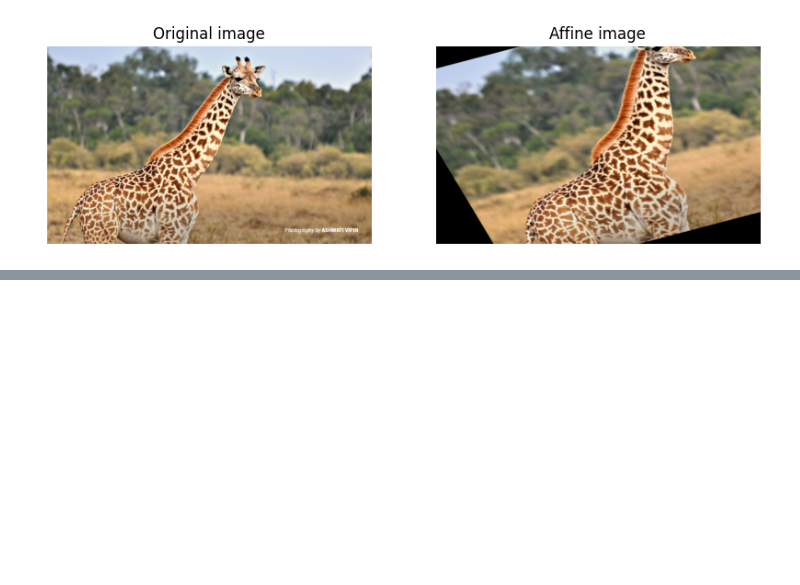
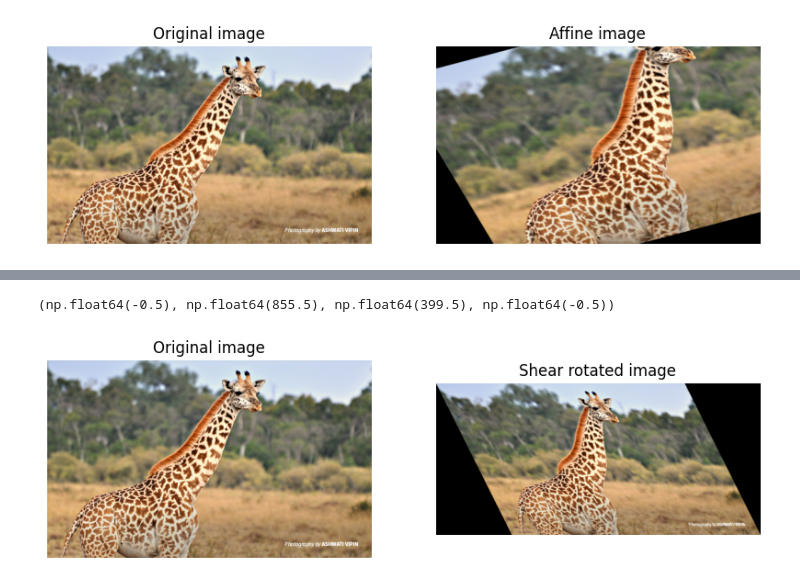
Before and after one commit to AnayMishra2006/OpenCV, a Jupyter notebook: affine_perspective/affine_perspective.ipynb, the cells around one changed output, grey strips where cells are left out. Saved outputs shown, nothing was run; the diff lists cells and outputs as text; code cells hidden in the pictures; blank space fills up the shorter version.

```diff
--- a/affine_perspective/affine_perspective.ipynb
+++ b/affine_perspective/affine_perspective.ipynb
@@ -86,0 +110,26 @@ plt.axis('off')
+# %%
+angle=45
+center=(cols//2,rows//2)
+scale=1.0
+
+shear_x,shear_y=0.5,0
+
+M=np.float32([[1,shear_x,0],
+           [shear_y,1,0]])
+
+sheared_image=cv2.warpAffine(image_rgb,M,(cols+int(shear_x*rows),rows))
+
+plt.figure(figsize=(10,5))
+
+plt.subplot(1,2,1)
+plt.imshow(image_rgb)
+plt.title("Original image")
+plt.axis('off')
+
+plt.subplot(1,2,2)
+plt.imshow(sheared_image)
+plt.title("Shear rotated image")
+plt.axis('off')
+# %% [output]
+(np.float64(-0.5), np.float64(855.5), np.float64(399.5), np.float64(-0.5))
+[figure, added]
```
Also changed, not shown: parts of 1 cell of this notebook.
